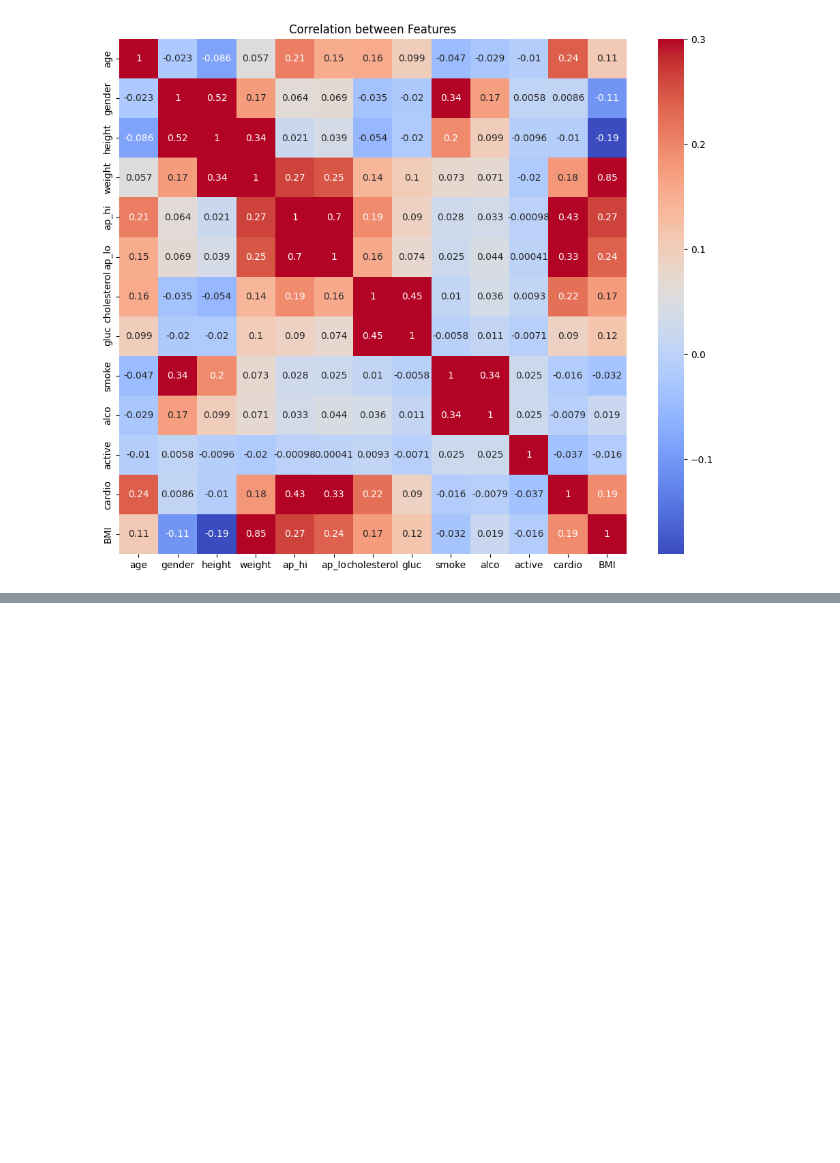
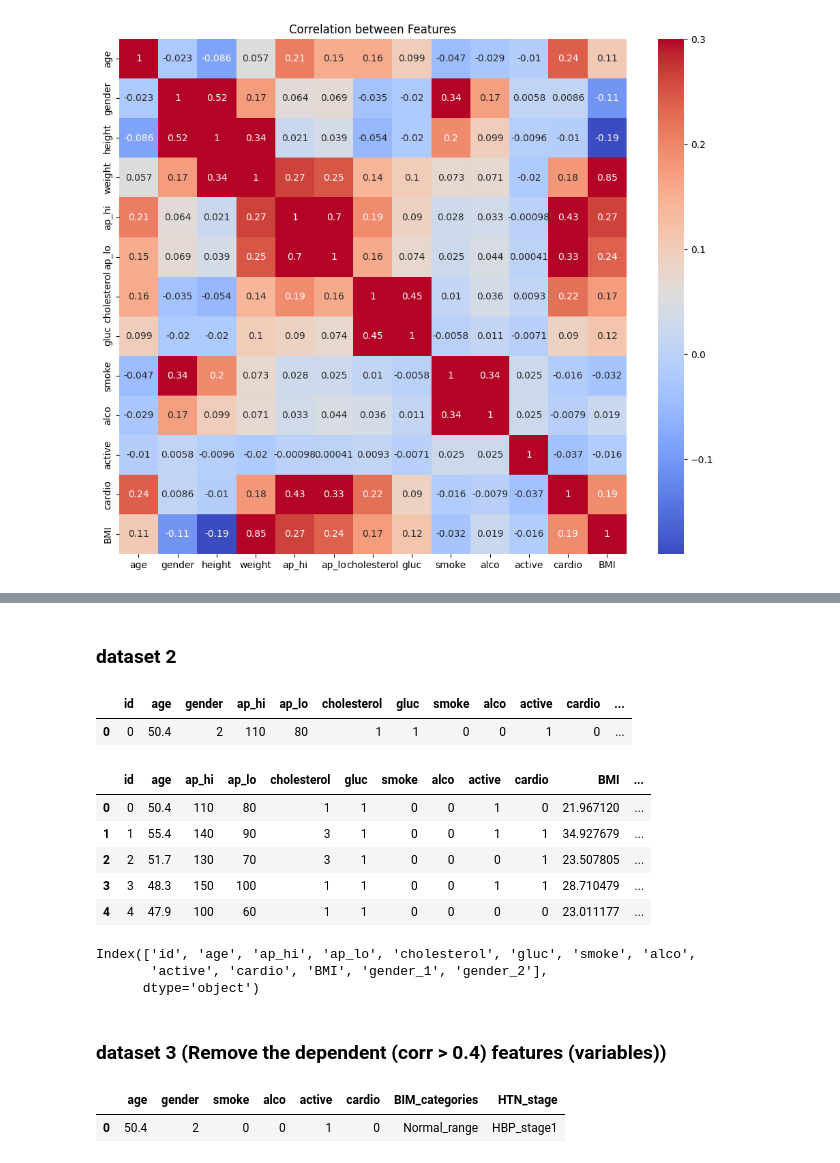
Before and after one commit to cooperhankun/Maskininlarning, a Jupyter notebook: Lab/Lab_2/Lab_2.ipynb, the cells around one changed output, grey strips where cells are left out. Cells and saved outputs as stored; diff of their text form; code cells hidden in the pictures; blank space fills up the shorter version.

```diff
--- a/Lab/Lab_2/Lab_2.ipynb
+++ b/Lab/Lab_2/Lab_2.ipynb
@@ -354,0 +370,32 @@ Text(0.5, 1.0, 'Correlation between Features')
+# %% [markdown]
+### dataset 2
+# %%
+df_categorical_2 = cardio_train_BMI_BP.drop(["BIM_categories", "HTN_stage", "height", "weight"], axis=1)
+df_categorical_2[:1]
+# %% [output]
+|  | id | age | gender | ap_hi | ap_lo | cholesterol | gluc | smoke | alco | active | cardio | ... |
+| 0 | 0 | 50.4 | 2 | 110 | 80 | 1 | 1 | 0 | 0 | 1 | 0 | ... |
+# %%
+df_categorical_dummies_2 = pd.get_dummies(df_categorical_2, columns=["gender"])
+df_categorical_dummies_2[:5]
+# %% [output]
+|  | id | age | ap_hi | ap_lo | cholesterol | gluc | smoke | alco | active | cardio | BMI | ... |
+| 0 | 0 | 50.4 | 110 | 80 | 1 | 1 | 0 | 0 | 1 | 0 | 21.967120 | ... |
+| 1 | 1 | 55.4 | 140 | 90 | 3 | 1 | 0 | 0 | 1 | 1 | 34.927679 | ... |
+| 2 | 2 | 51.7 | 130 | 70 | 3 | 1 | 0 | 0 | 0 | 1 | 23.507805 | ... |
+| 3 | 3 | 48.3 | 150 | 100 | 1 | 1 | 0 | 0 | 1 | 1 | 28.710479 | ... |
+| 4 | 4 | 47.9 | 100 | 60 | 1 | 1 | 0 | 0 | 0 | 0 | 23.011177 | ... |
+# %%
+df_categorical_dummies_2.columns
+# %% [output]
+Index(['id', 'age', 'ap_hi', 'ap_lo', 'cholesterol', 'gluc', 'smoke', 'alco',
+       'active', 'cardio', 'BMI', 'gender_1', 'gender_2'],
+      dtype='object')
+# %% [markdown]
+### dataset 3 (Remove the dependent (corr > 0.4) features (variables))
+# %%
+df_categorical_3 = cardio_train_BMI_BP.drop(["id", "ap_hi", "ap_lo", "height", "weight", "cholesterol", "gluc", "BMI"], axis=1)
+df_categorical_3[:1]
+# %% [output]
+|  | age | gender | smoke | alco | active | cardio | BIM_categories | HTN_stage |
+| 0 | 50.4 | 2 | 0 | 0 | 1 | 0 | Normal_range | HBP_stage1 |
```
Also changed, not shown: parts of 36 cells of this notebook.
